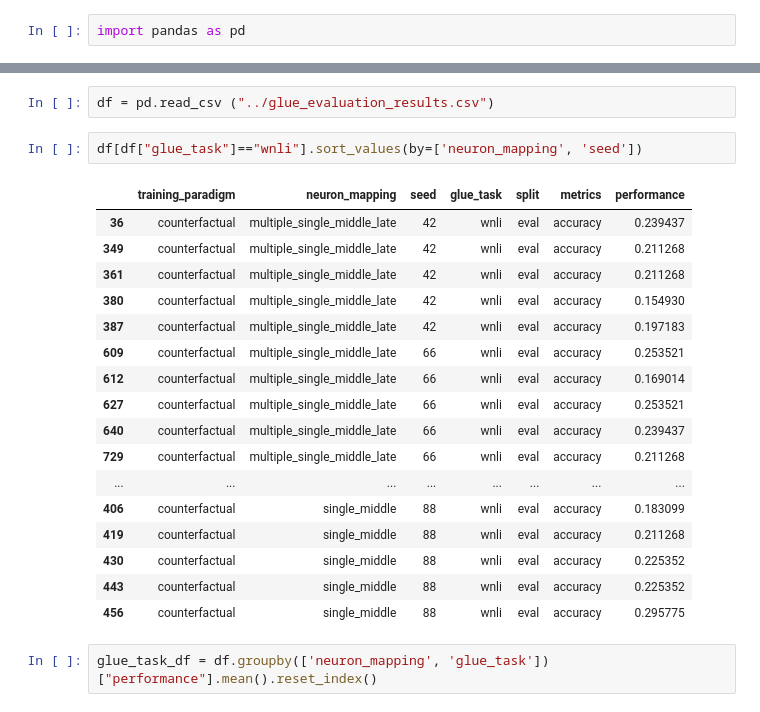
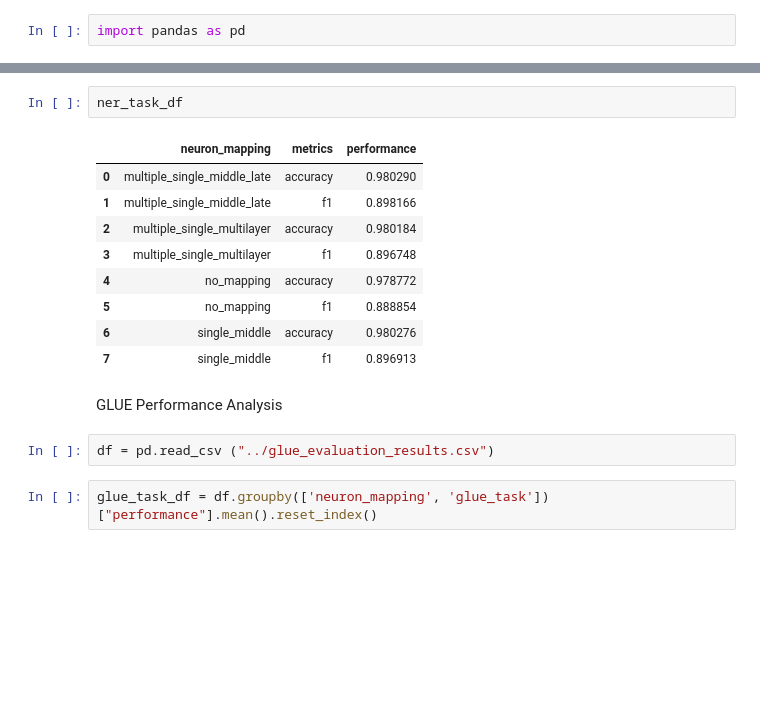
Before and after one commit to frankaging/Causal-Distill, a Jupyter notebook: distillation/performance_analysis.ipynb, the cells around one changed output, grey strips where cells are left out. Saved outputs shown, nothing was run; the diff lists cells and outputs as text; blank space fills up the shorter version.

```diff
--- a/distillation/performance_analysis.ipynb
+++ b/distillation/performance_analysis.ipynb
@@ -3,25 +27,19 @@ import pandas as pd
+# %%
+ner_task_df
+# %% [output]
+|  | neuron_mapping | metrics | performance |
+| 0 | multiple_single_middle_late | accuracy | 0.980290 |
+| 1 | multiple_single_middle_late | f1 | 0.898166 |
+| 2 | multiple_single_multilayer | accuracy | 0.980184 |
+| 3 | multiple_single_multilayer | f1 | 0.896748 |
+| 4 | no_mapping | accuracy | 0.978772 |
+| 5 | no_mapping | f1 | 0.888854 |
+| 6 | single_middle | accuracy | 0.980276 |
+| 7 | single_middle | f1 | 0.896913 |
+# %% [markdown]
+GLUE Performance Analysis
 # %%
 df = pd.read_csv ("../glue_evaluation_results.csv")
-# %%
-df[df["glue_task"]=="wnli"].sort_values(by=['neuron_mapping', 'seed'])
-# %% [output]
-|  | training_paradigm | neuron_mapping | seed | glue_task | split | metrics | performance |
-| 36 | counterfactual | multiple_single_middle_late | 42 | wnli | eval | accuracy | 0.239437 |
-| 349 | counterfactual | multiple_single_middle_late | 42 | wnli | eval | accuracy | 0.211268 |
-| 361 | counterfactual | multiple_single_middle_late | 42 | wnli | eval | accuracy | 0.211268 |
-| 380 | counterfactual | multiple_single_middle_late | 42 | wnli | eval | accuracy | 0.154930 |
-| 387 | counterfactual | multiple_single_middle_late | 42 | wnli | eval | accuracy | 0.197183 |
-| 609 | counterfactual | multiple_single_middle_late | 66 | wnli | eval | accuracy | 0.253521 |
-| 612 | counterfactual | multiple_single_middle_late | 66 | wnli | eval | accuracy | 0.169014 |
-| 627 | counterfactual | multiple_single_middle_late | 66 | wnli | eval | accuracy | 0.253521 |
-| 640 | counterfactual | multiple_single_middle_late | 66 | wnli | eval | accuracy | 0.239437 |
-| 729 | counterfactual | multiple_single_middle_late | 66 | wnli | eval | accuracy | 0.211268 |
-| ... | ... | ... | ... | ... | ... | ... | ... |
-| 406 | counterfactual | single_middle | 88 | wnli | eval | accuracy | 0.183099 |
-| 419 | counterfactual | single_middle | 88 | wnli | eval | accuracy | 0.211268 |
-| 430 | counterfactual | single_middle | 88 | wnli | eval | accuracy | 0.225352 |
-| 443 | counterfactual | single_middle | 88 | wnli | eval | accuracy | 0.225352 |
-| 456 | counterfactual | single_middle | 88 | wnli | eval | accuracy | 0.295775 |
 # %%
 glue_task_df = df.groupby(['neuron_mapping', 'glue_task'])["performance"].mean().reset_index()
 # %%
```
Also changed, not shown: parts of 14 cells of this notebook, 8 other files.
